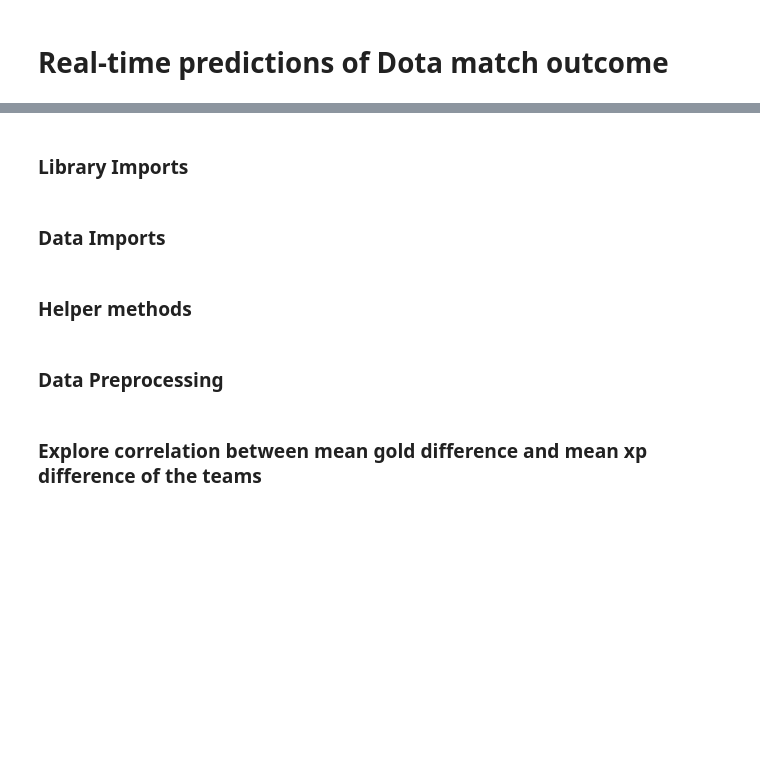
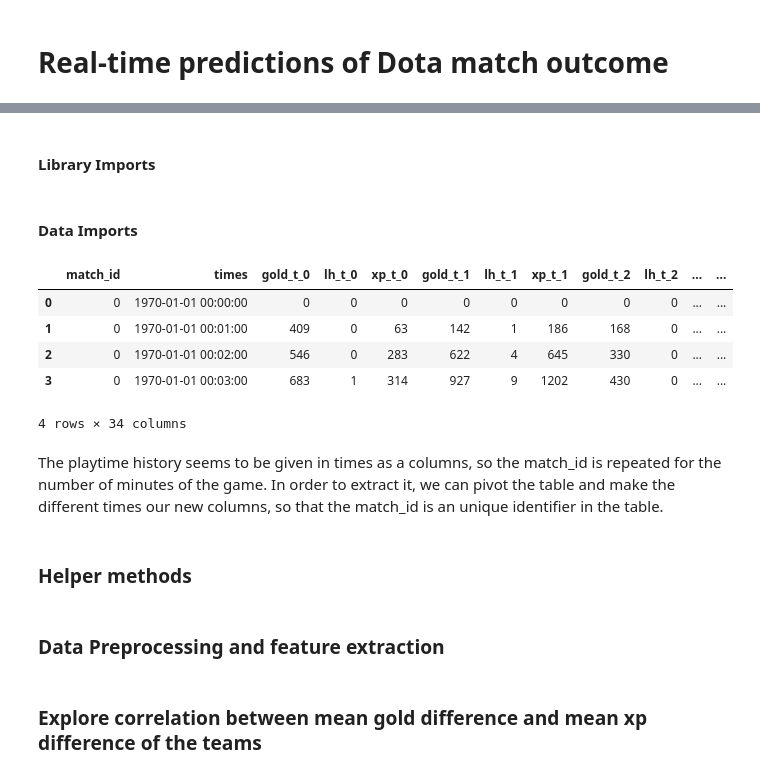
Before and after one commit to nshahpazov/dota-notebooks, a Jupyter notebook: notebooks/real-time-dota-prediction.ipynb, the cells around one changed output, grey strips where cells are left out. Saved outputs shown, nothing was run; the diff lists cells and outputs as text; code cells hidden in the pictures; blank space fills up the shorter version.

```diff
--- a/notebooks/real-time-dota-prediction.ipynb
+++ b/notebooks/real-time-dota-prediction.ipynb
@@ -9,5 +5,5 @@ Logistic regression
 # %% [markdown]
-### Library Imports
+#### Library Imports
 # %%
 import pandas as pd
 import numpy as np
@@ -31,13 +29,24 @@ from sklearn.preprocessing import StandardScaler
 # %%
 plt.style.use('default')
 # %% [markdown]
-### Data Imports
+#### Data Imports
 # %%
 time_df = pd.read_csv('../data/player_time.csv')
 matches_df = pd.read_csv("../data/match.csv")
 player_df = pd.read_csv("../data/players.csv")
 
 matches_df.set_index('match_id');
+# %%
+time_df.head(4)
+# %% [output]
+|  | match_id | times | gold_t_0 | lh_t_0 | xp_t_0 | gold_t_1 | lh_t_1 | xp_t_1 | gold_t_2 | lh_t_2 | ... | ... |
+| 0 | 0 | 1970-01-01 00:00:00 | 0 | 0 | 0 | 0 | 0 | 0 | 0 | 0 | ... | ... |
+| 1 | 0 | 1970-01-01 00:01:00 | 409 | 0 | 63 | 142 | 1 | 186 | 168 | 0 | ... | ... |
+| 2 | 0 | 1970-01-01 00:02:00 | 546 | 0 | 283 | 622 | 4 | 645 | 330 | 0 | ... | ... |
+| 3 | 0 | 1970-01-01 00:03:00 | 683 | 1 | 314 | 927 | 9 | 1202 | 430 | 0 | ... | ... |
+4 rows × 34 columns
+# %% [markdown]
+The playtime history seems to be given in times as a columns, so the match_id is repeated for the number of minutes of the game. In order to extract it, we can pivot the table and make the different times our new columns, so that the match_id is an unique identifier in the table.
 # %% [markdown]
 ### Helper methods
 # %%
@@ -55,5 +63,5 @@ def get_mean_gold_difference(df):
 def get_mean_xp_difference(df):
     return df[RAD_XP_COLS].mean(axis=1) - df[DIR_XP_COLS].mean(axis=1)
 # %% [markdown]
-### Data Preprocessing
+### Data Preprocessing and feature extraction
 # %%
```
Also changed, not shown: parts of 18 cells of this notebook.
